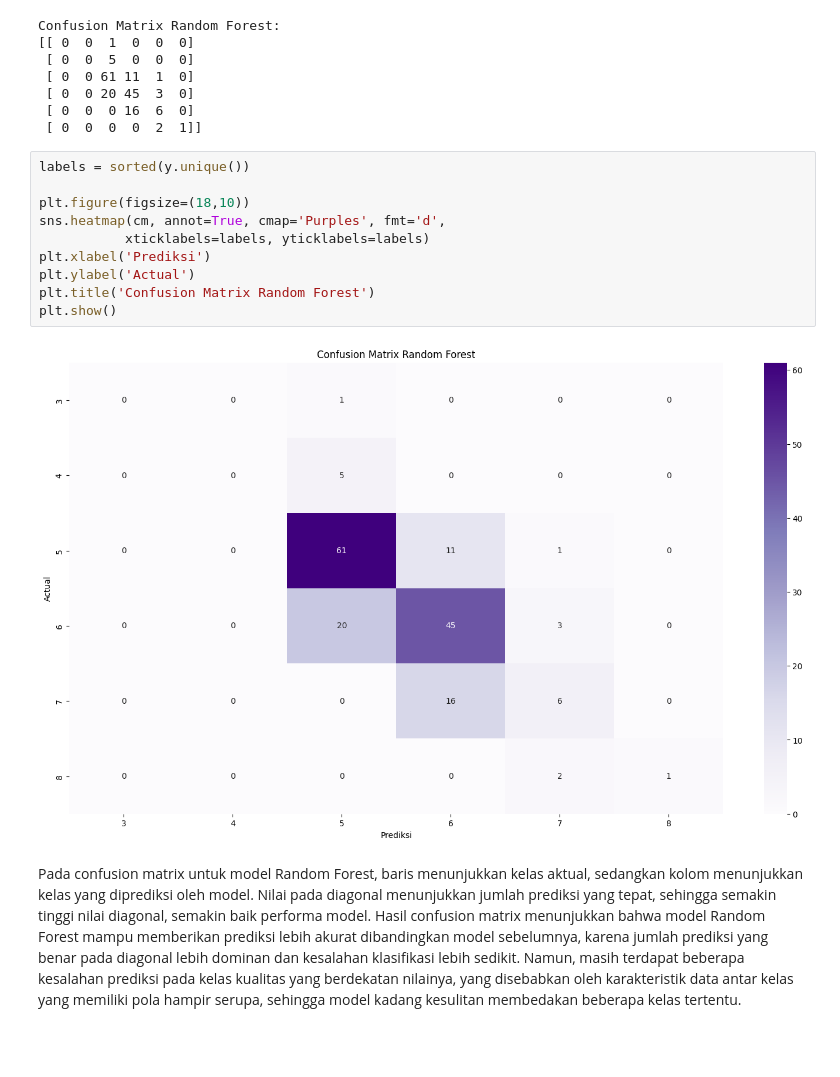
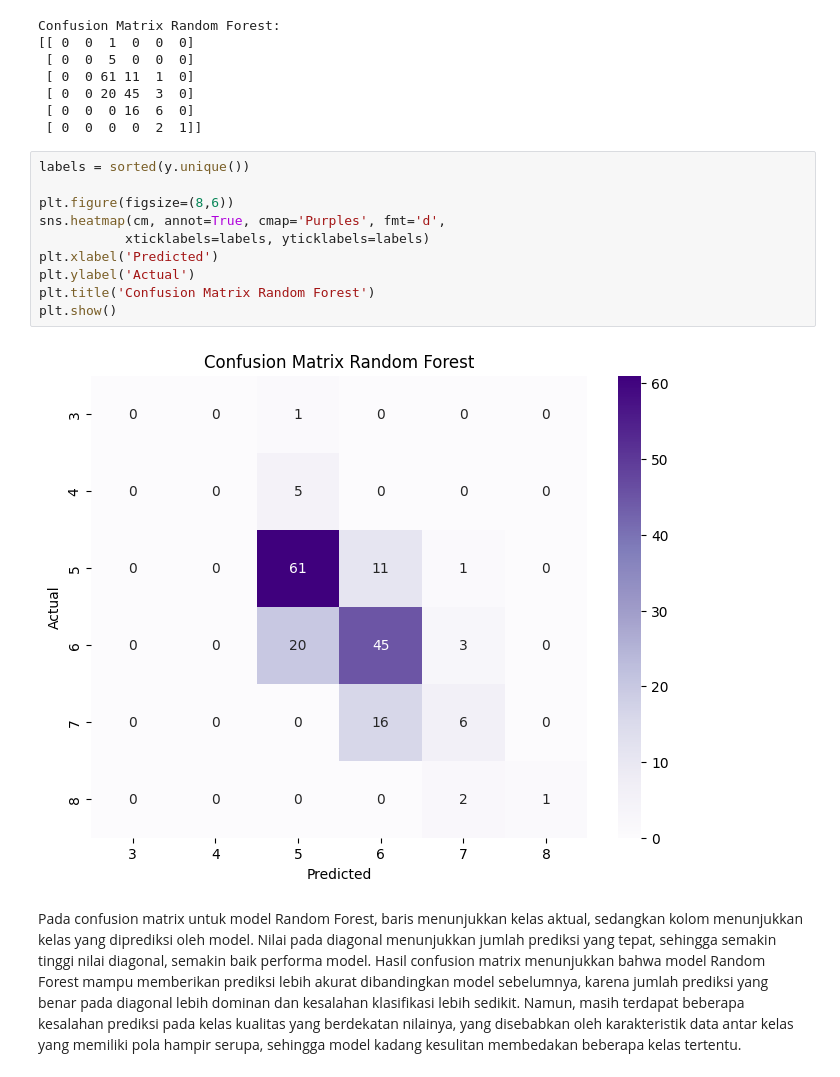
Before and after one commit to jiq-star/UTS-DATMN-2304020029, a Jupyter notebook: UTS DATA MINING 2304020029.ipynb, the cells around one changed output. Drawn from its saved outputs; the diff is of its cells as text; blank space fills up the shorter version.

```diff
--- a/UTS DATA MINING 2304020029.ipynb
+++ b/UTS DATA MINING 2304020029.ipynb
@@ -220,15 +220,15 @@ Confusion Matrix Random Forest:
 # %%
 labels = sorted(y.unique())
 
-plt.figure(figsize=(18,10))
+plt.figure(figsize=(8,6))
 sns.heatmap(cm, annot=True, cmap='Purples', fmt='d',
            xticklabels=labels, yticklabels=labels)
-plt.xlabel('Prediksi')
+plt.xlabel('Predicted')
 plt.ylabel('Actual')
 plt.title('Confusion Matrix Random Forest')
 plt.show()
 # %% [output]
-[figure, old version]
+[figure, new version]
 # %% [markdown]
 Pada confusion matrix untuk model Random Forest, baris menunjukkan kelas aktual, sedangkan kolom menunjukkan kelas yang diprediksi oleh model. Nilai pada diagonal menunjukkan jumlah prediksi yang tepat, sehingga semakin tinggi nilai diagonal, semakin baik performa model. Hasil confusion matrix menunjukkan bahwa model Random Forest mampu memberikan prediksi lebih akurat dibandingkan model sebelumnya, karena jumlah prediksi yang benar pada diagonal lebih dominan dan kesalahan klasifikasi lebih sedikit. Namun, masih terdapat beberapa kesalahan prediksi pada kelas kualitas yang berdekatan nilainya, yang disebabkan oleh karakteristik data antar kelas yang memiliki pola hampir serupa, sehingga model kadang kesulitan membedakan beberapa kelas tertentu.
 # %% [markdown]
```
Also changed, not shown: parts of 2 cells of this notebook.
